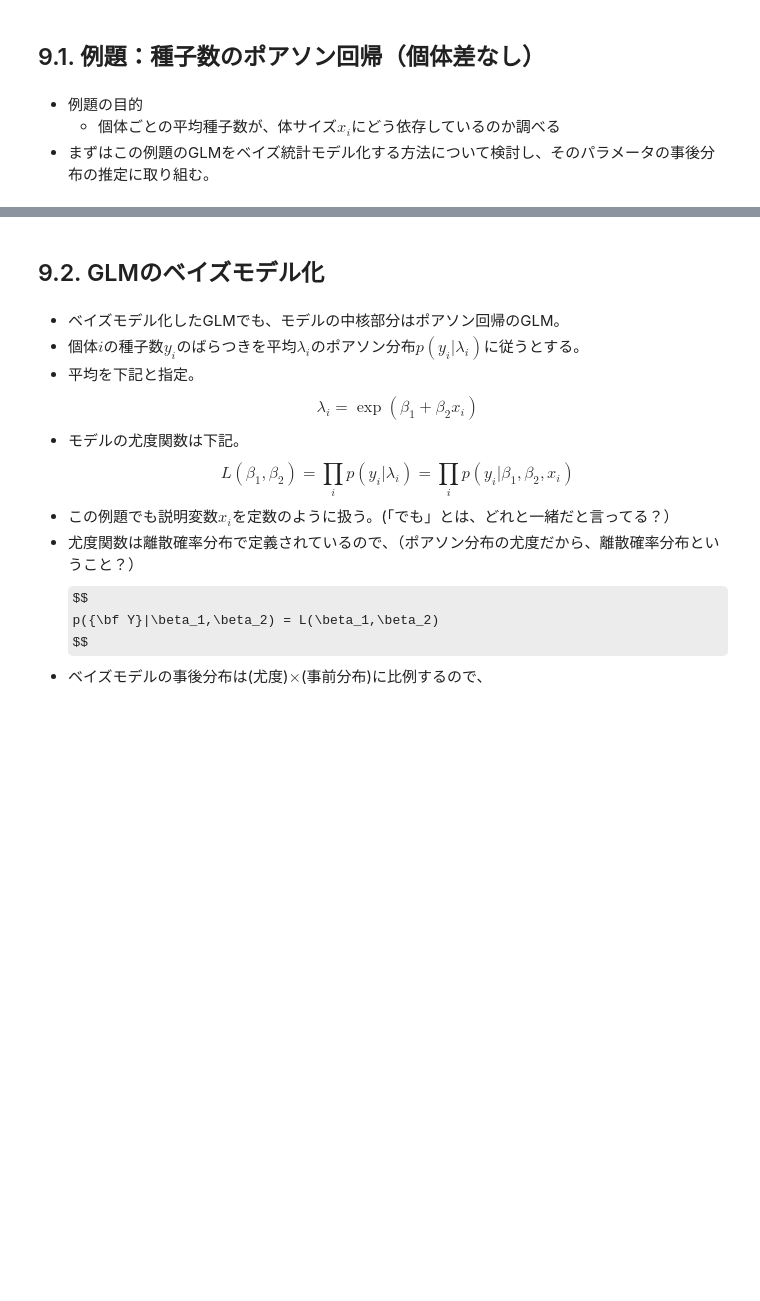
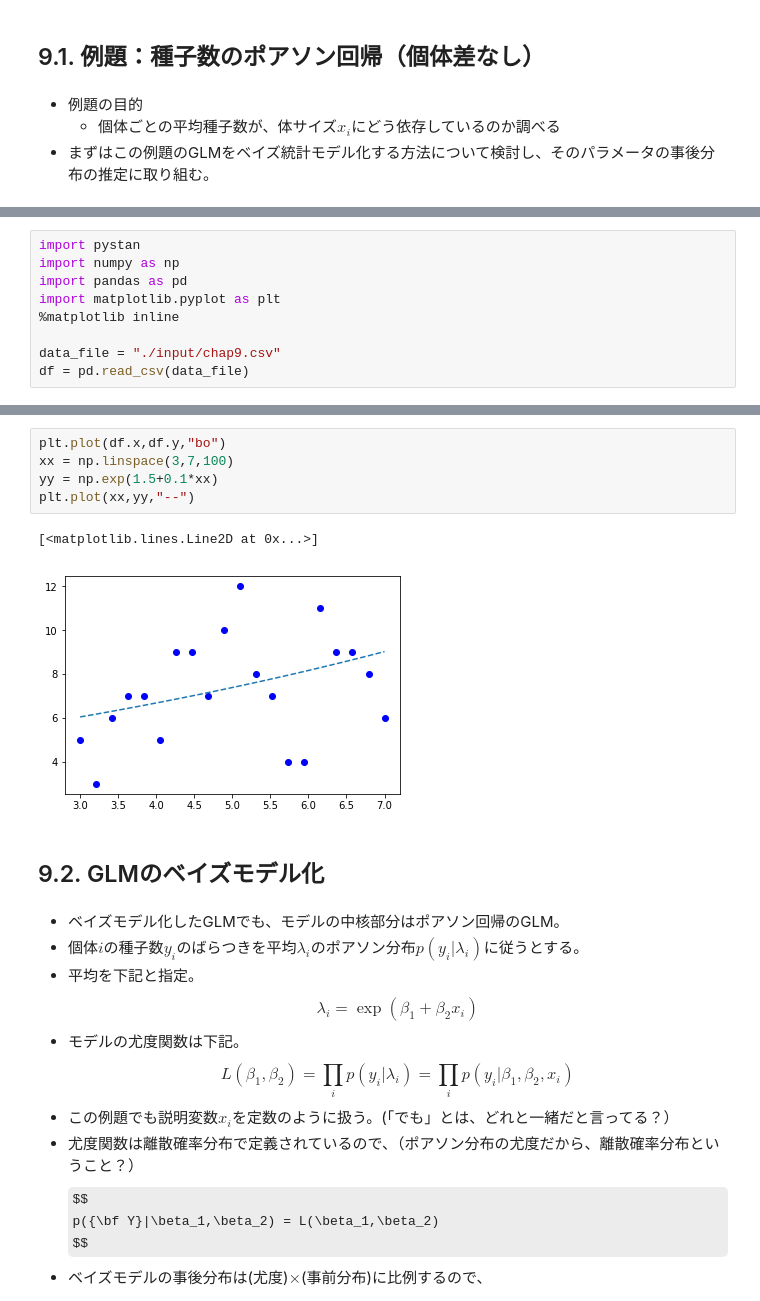
Before and after one commit to takitsuba/midoribon, a Jupyter notebook: Chap9/Chap9.ipynb, the cells around one changed output, grey strips where cells are left out. Cells and saved outputs as stored; diff of their text form; some formulas as TeX source; blank space fills up the shorter version.

Commit message:
Chap9,Chap10

```diff
--- a/Chap9/Chap9.ipynb
+++ b/Chap9/Chap9.ipynb
@@ -12,0 +23,9 @@
+# %%
+import pystan
+import numpy as np
+import pandas as pd
+import matplotlib.pyplot as plt
+%matplotlib inline
+
+data_file = "./input/chap9.csv"
+df = pd.read_csv(data_file)
@@ -13,3 +41,11 @@
+# %%
+plt.plot(df.x,df.y,"bo")
+xx = np.linspace(3,7,100)
+yy = np.exp(1.5+0.1*xx)
+plt.plot(xx,yy,"--")
+# %% [output]
+[<matplotlib.lines.Line2D at 0x...>]
+[figure, added]
 # %% [markdown]
 ## 9.2. GLMのベイズモデル化
 # %% [markdown]
```
Also changed, not shown: parts of 35 cells of this notebook, 5 other files.
